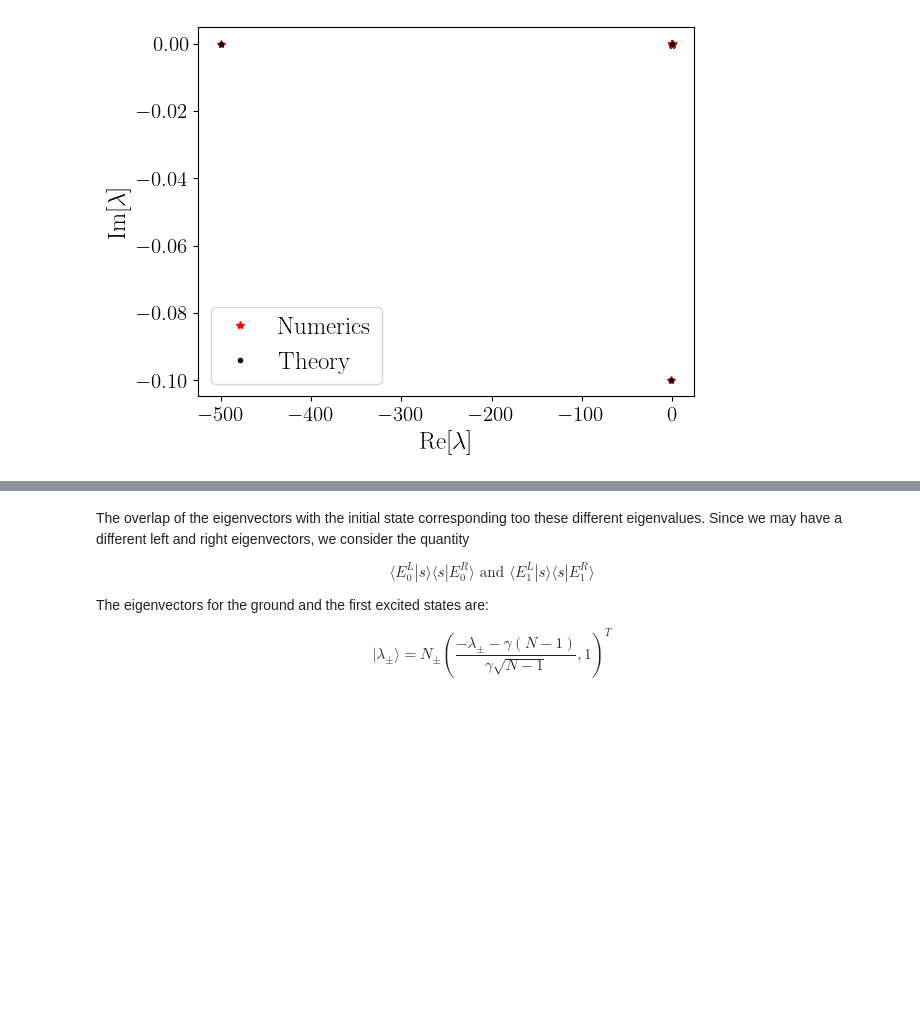
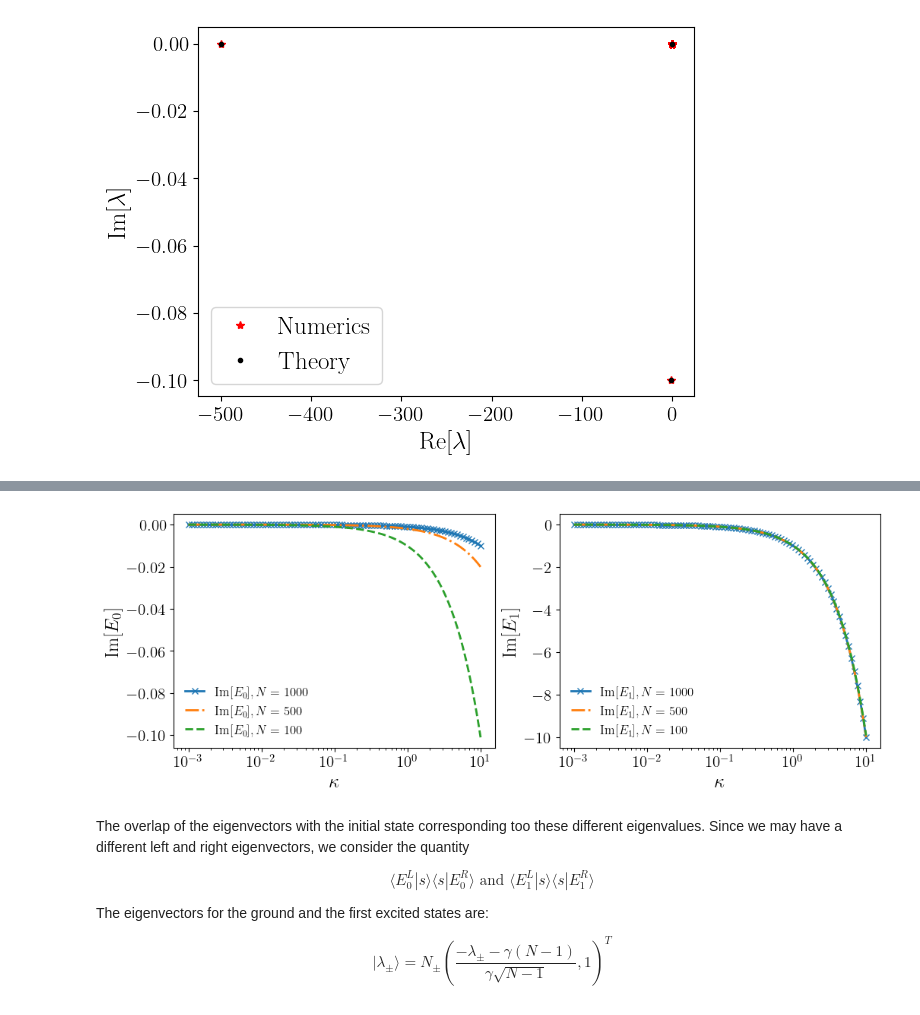
Before and after one commit to sayanr5834/non-Hermitian_QS, a Jupyter notebook: NH_quantum_walker.ipynb, the cells around one changed output, grey strips where cells are left out. Saved outputs shown, nothing was run; the diff lists cells and outputs as text; code cells hidden in the pictures; blank space fills up the shorter version.

Commit message:
added eigenvalue computations

```diff
--- a/NH_quantum_walker.ipynb
+++ b/NH_quantum_walker.ipynb
@@ -87,3 +203,30 @@ plt.show()
+# %%
+fig, ax = plt.subplots(1, 2, figsize=(12, 4))
+
+ax[0].plot(kappa,im_eig0_th[2],'-x', label = f'Im$[E_0], N = {N[2]}$' )
+ax[0].plot(kappa,im_eig0_th[1],'-.', label = f'Im$[E_0], N = {N[1]}$' )
+ax[0].plot(kappa,im_eig0_th[0],'--', label = f'Im$[E_0], N = {N[0]}$' )
+ax[0].legend(fontsize = 12)
+ax[0].set_ylabel(r'Im$[E_0]$')
+ax[0].set_xlabel(r'$\kappa$')
+ax[0].set_xscale('log')
+
+
+#####################################################
+
+
+ax[1].plot(kappa,im_eig1_th[2],'-x', label = f'Im$[E_1], N = {N[2]}$' )
+ax[1].plot(kappa,im_eig1_th[1],'-.', label = f'Im$[E_1], N = {N[1]}$' )
+ax[1].plot(kappa,im_eig1_th[0],'--', label = f'Im$[E_1], N = {N[0]}$' )
+ax[1].legend(fontsize = 12)
+ax[1].set_ylabel(r'Im$[E_1]$')
+ax[1].set_xlabel(r'$\kappa$')
+ax[1].set_xscale('log')
+
+plt.savefig(r'../Figures/imaginary_eigenvalues.pdf',bbox_inches = 'tight', dpi = 600)
+plt.show()
+# %% [output]
+[figure, added]
 # %% [markdown]
 The overlap of the eigenvectors with the initial state corresponding too these different eigenvalues. Since we may have a different left and right eigenvectors, we consider the quantity
 
```
Also changed, not shown: parts of 10 cells of this notebook.
